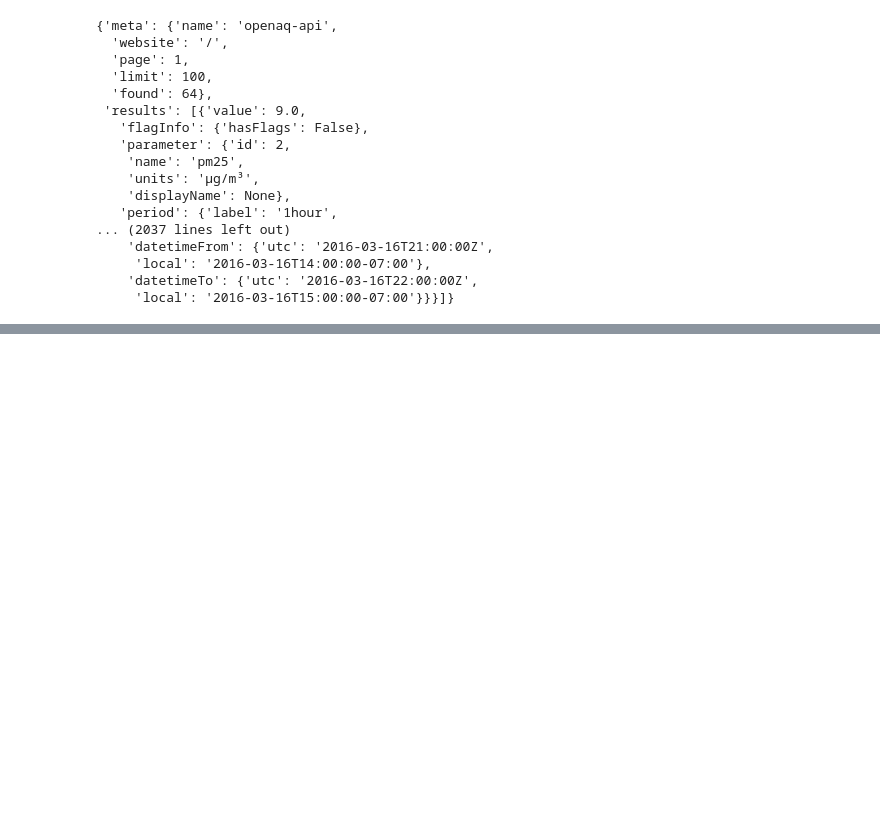
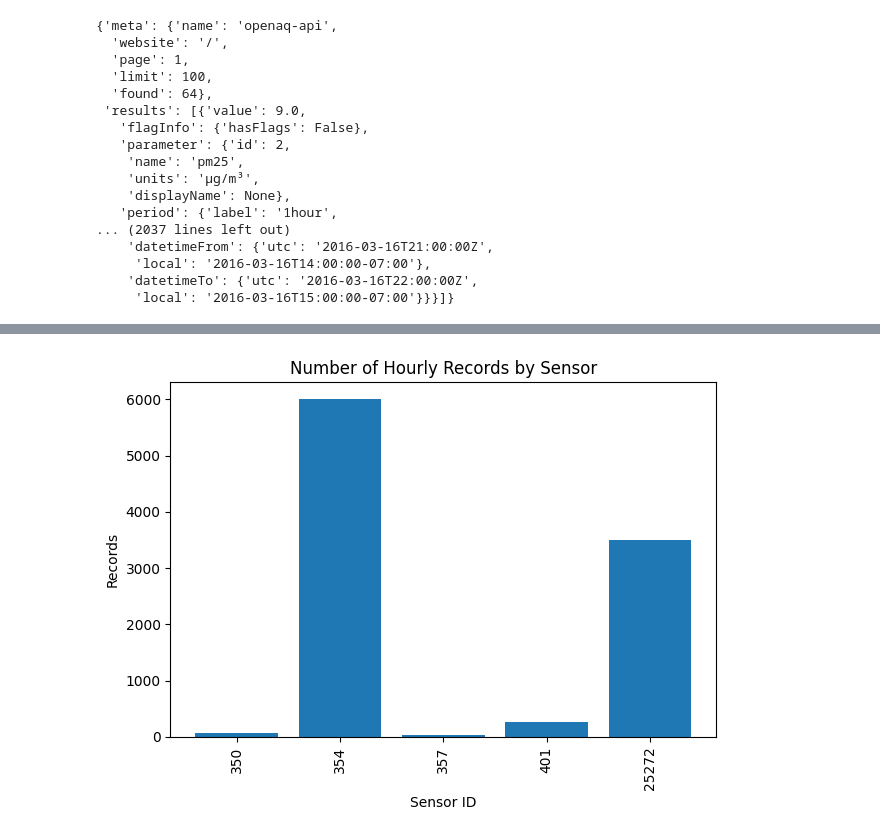
Before and after one commit to CameronWehrfritz/openaq-data-pipeline, a Jupyter notebook: notebooks/00_scratchpad.ipynb, the cells around one changed output, grey strips where cells are left out. Drawn from its saved outputs; the diff is of its cells as text; code cells hidden in the pictures; blank space fills up the shorter version.

Commit message:
Implemented data pull

```diff
--- a/notebooks/00_scratchpad.ipynb
+++ b/notebooks/00_scratchpad.ipynb
@@ -112,6 +112,7 @@ print(locations_data['results'])
 [{'id': 3, 'name': 'NMA - Nima', 'locality': None, 'timezone': 'Africa/Accra', 'country': {'id': 152, 'code': 'GH', 'name': 'Ghana'}, 'owner': {'id': 4, 'name': 'Unknown Governmental Organization'}, ' ...
 # %%
 # Minimal call on /locations endpoint, including country code "US"
+url_locations = "https://api.openaq.org/v3/locations"
 
 params_us = {
     "country": "US",
@@ -269,14 +280,14 @@ display(data)
 # %%
 # Query the average (mean) value for each hour, by sensor
 
-url_hours = f"https://api.openaq.org/v3/sensors/{sensor_id}/hours"
+url_sensor_hours = f"https://api.openaq.org/v3/sensors/{sensor_id}/hours"
 params = {
     "limit": 100,              # max number of records
     "page": 1,                 # pagination
     "date_from": "2024-12-01", # optional
     "date_to": "2025-01-01",   # optional
 }
-response = requests.get(url_hours, headers=headers, params=params)
+response = requests.get(url_sensor_hours, headers=headers, params=params)
 response.raise_for_status()
 hourly_data = response.json()
 display(hourly_data["results"])
@@ -320,0 +505,17 @@ display(hourly_data)
+# %%
+# visualize how many records exist for each sensor
+
+import matplotlib.pyplot as plt
+
+# count records by sensor_id
+data_coverage = df_hourly['sensor_id'].value_counts().sort_index()
+
+plt.bar(data_coverage.index.astype(str), data_coverage.values)
+plt.title("Number of Hourly Records by Sensor")
+plt.xlabel("Sensor ID")
+plt.ylabel("Records")
+plt.xticks(rotation=90)
+plt.tight_layout()
+plt.show()
+# %% [output]
+[figure, added]
```
Also changed, not shown: parts of 10 cells of this notebook, 4 other files.
